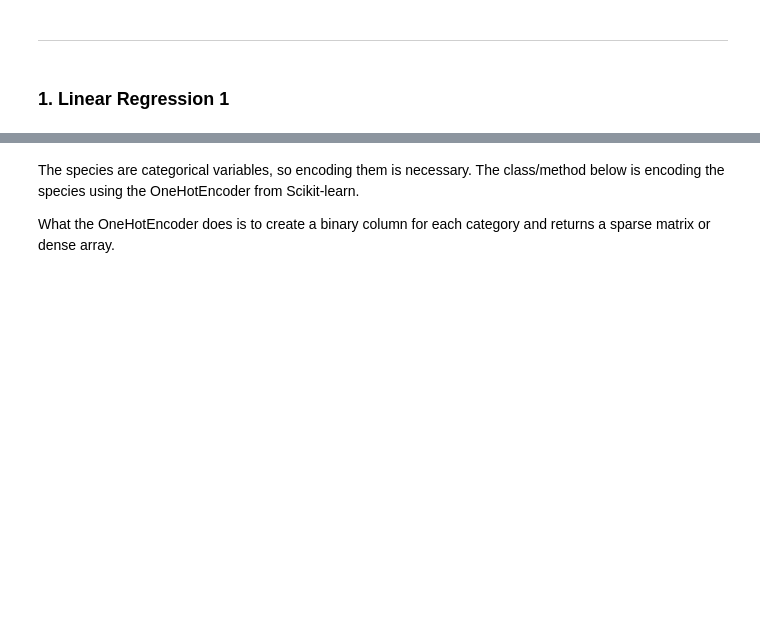
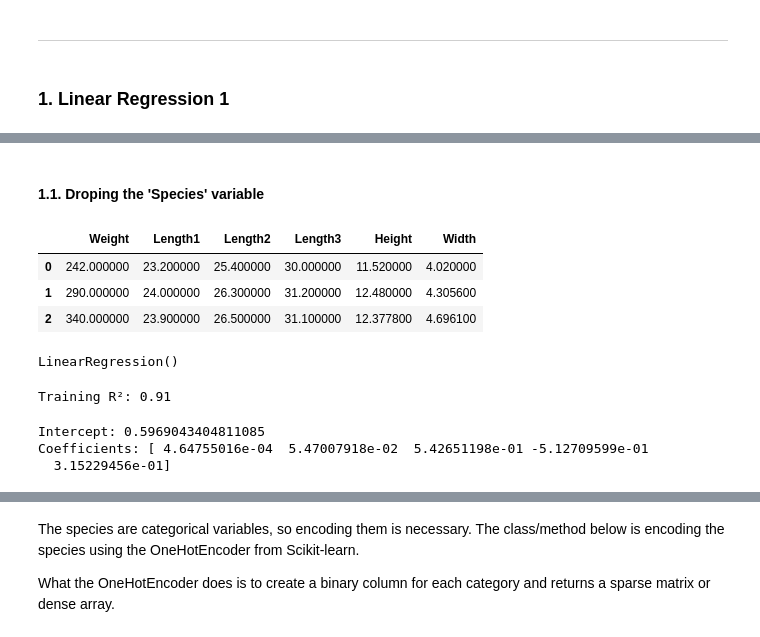
Before and after one commit to joaoalexarruda/fishcatch, a Jupyter notebook: main.ipynb, the cells around one changed output, grey strips where cells are left out. Cells and saved outputs as stored; diff of their text form; code cells hidden in the pictures; blank space fills up the shorter version.

```diff
--- a/main.ipynb
+++ b/main.ipynb
@@ -157,0 +172,11 @@ There are more metrics that can be used to evaluate the performance of the model
+# %% [markdown]
+#### 1.1. **Droping the 'Species' variable**
+# %%
+# Including only the numeric columns
+df_no_species = df.select_dtypes(include=['int64', 'float64'])
+df_no_species.head(3).style.background_gradient(cmap='viridis')
+# %% [output]
+|  | Weight | Length1 | Length2 | Length3 | Height | Width |
+| 0 | 242.000000 | 23.200000 | 25.400000 | 30.000000 | 11.520000 | 4.020000 |
+| 1 | 290.000000 | 24.000000 | 26.300000 | 31.200000 | 12.480000 | 4.305600 |
+| 2 | 340.000000 | 23.900000 | 26.500000 | 31.100000 | 12.377800 | 4.696100 |
@@ -157,0 +194,27 @@ There are more metrics that can be used to evaluate the performance of the model
+# %%
+# Fitting the model
+from sklearn.linear_model import LinearRegression
+from sklearn.metrics import mean_squared_error, mean_absolute_error, r2_score
+
+lr_1_1 = LinearRegression()
+lr_1_1.fit(X_train, y_train)
+# %% [output]
+LinearRegression()
+# %%
+# R2 score of the training set
+train_r2_one = lr_1_1.score(X_train, y_train)
+print(f'Training R²: {train_r2_one:.2f}')
+# %% [output]
+Training R²: 0.91
+# %%
+# Where the model intercepts the y-axis
+intercept = lr_1_1.intercept_
+print(f'Intercept: {intercept}')
+
+# The coefficients of the model
+coef = lr_1_1.coef_
+print(f'Coefficients: {coef}')
+# %% [output]
+Intercept: 0.5969043404811085
+Coefficients: [ 4.64755016e-04  5.47007918e-02  5.42651198e-01 -5.12709599e-01
+  3.15229456e-01]
```
Also changed, not shown: parts of 13 cells of this notebook, 1 other file.
